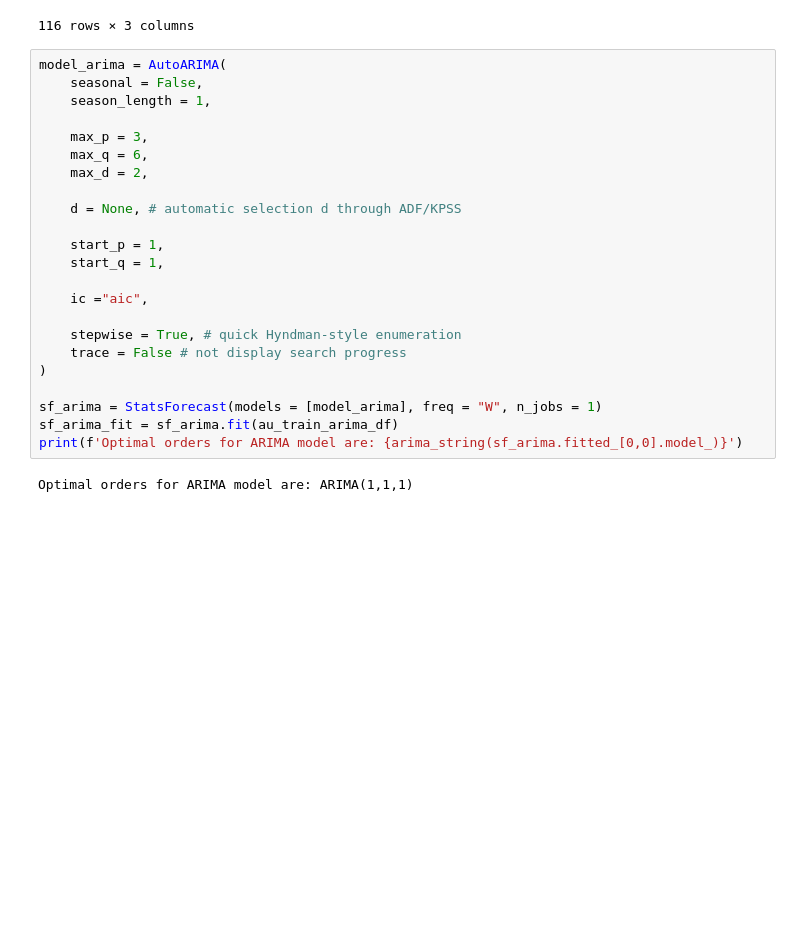
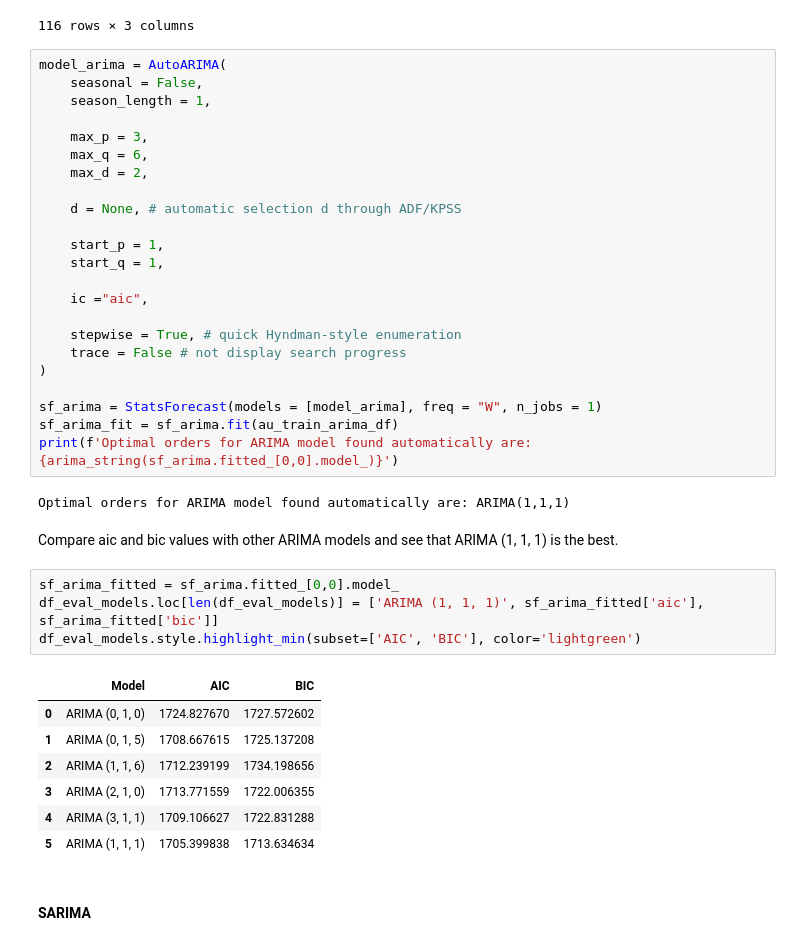
Before and after one commit to AwanRaskall/ml-demand-driven-order-planning, a Jupyter notebook: product_demand_prediction.ipynb, the cells around one changed output. Saved outputs shown, nothing was run; the diff lists cells and outputs as text; blank space fills up the shorter version.

```diff
--- a/product_demand_prediction.ipynb
+++ b/product_demand_prediction.ipynb
@@ -718,6 +718,22 @@ model_arima = AutoARIMA(
 
 sf_arima = StatsForecast(models = [model_arima], freq = "W", n_jobs = 1)
 sf_arima_fit = sf_arima.fit(au_train_arima_df)
-print(f'Optimal orders for ARIMA model are: {arima_string(sf_arima.fitted_[0,0].model_)}')
+print(f'Optimal orders for ARIMA model found automatically are: {arima_string(sf_arima.fitted_[0,0].model_)}')
 # %% [output]
-Optimal orders for ARIMA model are: ARIMA(1,1,1)
+Optimal orders for ARIMA model found automatically are: ARIMA(1,1,1)
+# %% [markdown]
+Compare aic and bic values with other ARIMA models and see that ARIMA (1, 1, 1) is the best.
+# %%
+sf_arima_fitted = sf_arima.fitted_[0,0].model_
+df_eval_models.loc[len(df_eval_models)] = ['ARIMA (1, 1, 1)', sf_arima_fitted['aic'], sf_arima_fitted['bic']]
+df_eval_models.style.highlight_min(subset=['AIC', 'BIC'], color='lightgreen')
+# %% [output]
+|  | Model | AIC | BIC |
+| 0 | ARIMA (0, 1, 0) | 1724.827670 | 1727.572602 |
+| 1 | ARIMA (0, 1, 5) | 1708.667615 | 1725.137208 |
+| 2 | ARIMA (1, 1, 6) | 1712.239199 | 1734.198656 |
+| 3 | ARIMA (2, 1, 0) | 1713.771559 | 1722.006355 |
+| 4 | ARIMA (3, 1, 1) | 1709.106627 | 1722.831288 |
+| 5 | ARIMA (1, 1, 1) | 1705.399838 | 1713.634634 |
+# %% [markdown]
+#### SARIMA
```
Also changed, not shown: parts of 4 cells of this notebook.
